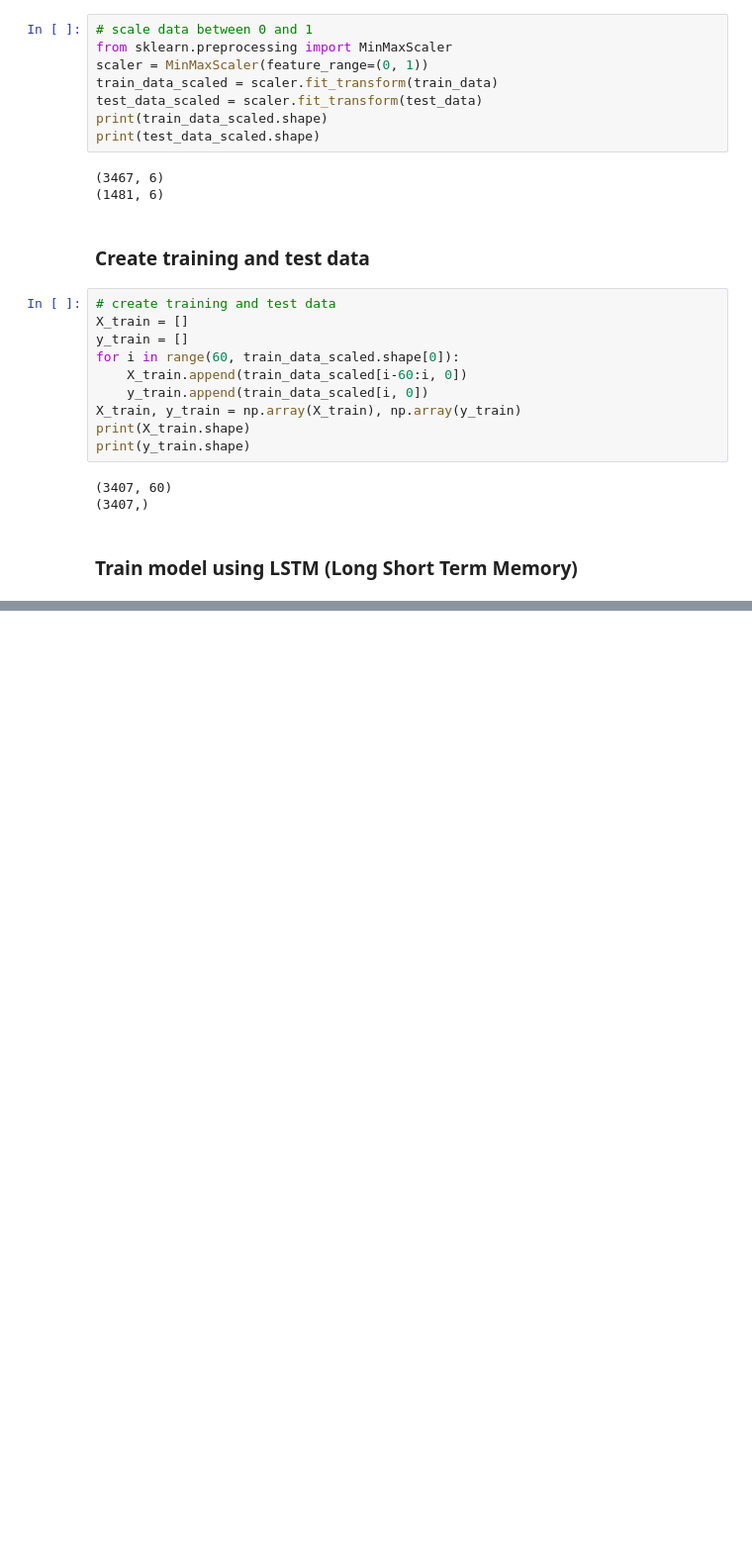
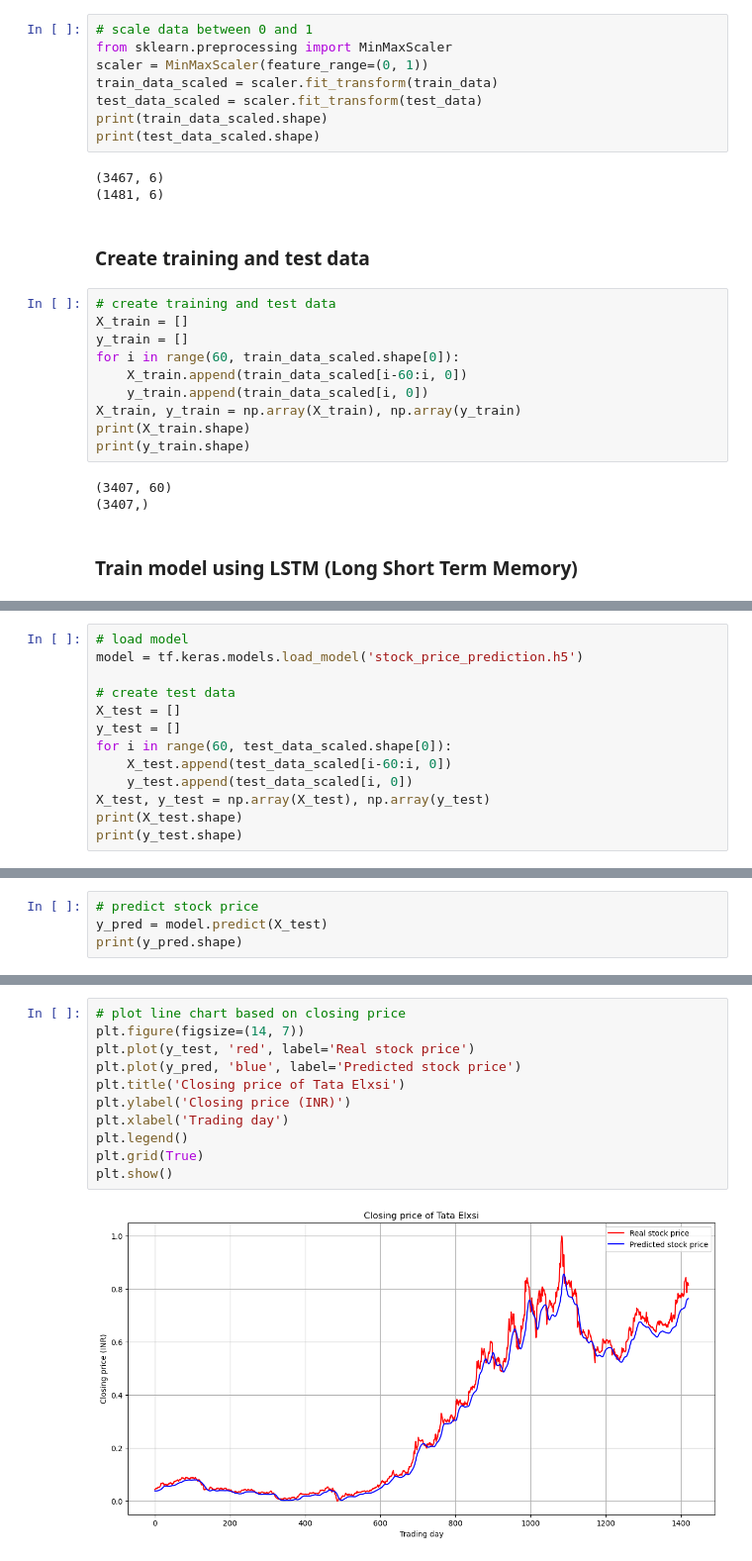
Before and after one commit to parth-ghinaiya/stock-price-prediction-with-lstm, a Jupyter notebook: stock_prediction.ipynb, the cells around one changed output, grey strips where cells are left out. Shown: that part at 99% size. Saved outputs shown, nothing was run; the diff lists cells and outputs as text; blank space fills up the shorter version.

Commit message:
Loading Model and Predicting Stock Price Plotting Pred vs Real Data

```diff
--- a/stock_prediction.ipynb
+++ b/stock_prediction.ipynb
@@ -133,0 +136,13 @@ Epoch 10/10
+# %%
+# load model
+model = tf.keras.models.load_model('stock_price_prediction.h5')
+
+# create test data
+X_test = []
+y_test = []
+for i in range(60, test_data_scaled.shape[0]):
+    X_test.append(test_data_scaled[i-60:i, 0])
+    y_test.append(test_data_scaled[i, 0])
+X_test, y_test = np.array(X_test), np.array(y_test)
+print(X_test.shape)
+print(y_test.shape)
@@ -133,0 +152,4 @@ Epoch 10/10
+# %%
+# predict stock price
+y_pred = model.predict(X_test)
+print(y_pred.shape)
@@ -133,0 +159,13 @@ Epoch 10/10
+# %%
+# plot line chart based on closing price
+plt.figure(figsize=(14, 7))
+plt.plot(y_test, 'red', label='Real stock price')
+plt.plot(y_pred, 'blue', label='Predicted stock price')
+plt.title('Closing price of Tata Elxsi')
+plt.ylabel('Closing price (INR)')
+plt.xlabel('Trading day')
+plt.legend()
+plt.grid(True)
+plt.show()
+# %% [output]
+[figure, added]
```
Also changed, not shown: parts of 7 cells of this notebook, 2 other files.
